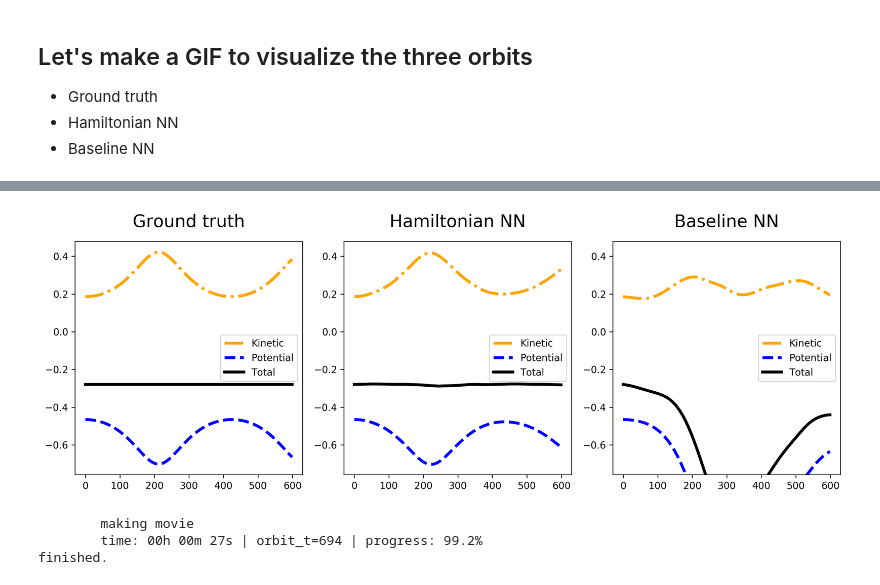
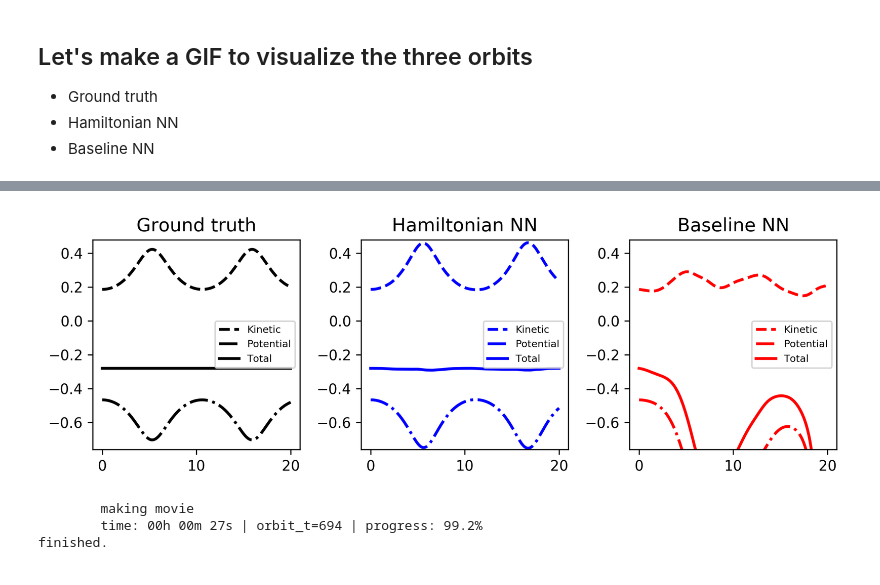
Before and after one commit to greydanus/hamiltonian-nn, a Jupyter notebook: analyze-orbits.ipynb, the cells around one changed output, grey strips where cells are left out. Saved outputs shown, nothing was run; the diff lists cells and outputs as text; code cells hidden in the pictures.

```diff
--- a/analyze-orbits.ipynb
+++ b/analyze-orbits.ipynb
@@ -114,7 +114,7 @@ def model_update(t, state, model):
 # %%
 np.random.seed(2)
 t_points = 2000
-t_span = [0,50]
+t_span = [0,20]
 state = random_config()
 
 orbit, settings = get_orbit(state, t_points=t_points, t_span=t_span)
@@ -170,7 +178,7 @@ fig.savefig('{}/orbits-base-example.{}'.format(args.fig_dir, FORMAT))
 # %%
 np.random.seed(2)
 t_points = 2000
-t_span = [0,50]
+t_span = [0,20]
 state = random_config()
 
 orbit, settings = get_orbit(state, t_points=t_points, t_span=t_span)
@@ -321,50 +339,53 @@ plt.show() ; fig.savefig('{}/orbits-compare.{}'.format(args.fig_dir, FORMAT))
 # %%
-tail=10000; pfrac=0.05; fs=18; ms=40; lw=3; tpad=15
+tail=10000; pfrac=0.05
+fs=13; tpad=6; lw=2; ms=30
 
-k = 600
-fig = plt.figure(figsize=[11.8,4.3], dpi=DPI)
+k = 2000
+fig = plt.figure(figsize=[8,2.8], dpi=DPI)
 
-t = max(0, k-tail)
+tstart = max(0, k-tail)
 
-real_pe = potential_energy(orbit[...,t:k])
-real_ke = kinetic_energy(orbit[...,t:k])
-real_etot = total_energy(orbit[...,t:k])
+real_pe = potential_energy(orbit[...,tstart:k])
+real_ke = kinetic_energy(orbit[...,tstart:k])
+real_etot = total_energy(orbit[...,tstart:k])
 ymin = np.min([real_pe.min(), real_ke.min(), real_etot.min()])
 ymax = np.max([real_pe.max(), real_ke.max(), real_etot.max()])
 pad = (ymax-ymin)*pfrac
 ymin -= pad
 ymax += pad
 
+t = settings['t_eval'][tstart:k]
+
 plt.subplot(1,3,1)
 plt.title('Ground truth', fontsize=fs, pad=tpad)
-plt.plot(real_ke, '-.', c='orange', linewidth=lw, label='Kinetic')
-plt.plot(real_pe, '--', c='b', linewidth=lw, label='Potential')
-plt.plot(real_etot, '-', c='k', linewidth=lw, label='Total')
-# plt.xlabel('Time') ; plt.ylabel("Energy")
+plt.plot(t, real_ke,'k--', linewidth=lw, label='Kinetic')
+plt.plot(t, real_pe,'k-.', linewidth=lw, label='Potential')
+plt.plot(t, real_etot,'k-', linewidth=lw, label='Total')
+# plt.xlabel('Time', fontsize=12) #; plt.ylabel("Energy")
 plt.ylim(ymin, ymax)
-plt.legend()
+plt.legend(fontsize=7, loc='center right')
 
 plt.subplot(1,3,2)
 plt.title('Hamiltonian NN', fontsize=fs, pad=tpad)
-plt.plot(kinetic_energy(hnn_orbit[...,t:k]), '-.', c='orange', linewidth=lw, label='Kinetic')
-plt.plot(potential_energy(hnn_orbit[...,t:k]), '--', c='b', linewidth=lw, label='Potential')
-plt.plot(total_energy(hnn_orbit[...,t:k]), '-', c='k', linewidth=lw, label='Total')
+plt.plot(t, kinetic_energy(hnn_orbit[...,tstart:k]),'b--', linewidth=lw, label='Kinetic')
+plt.plot(t, potential_energy(hnn_orbit[...,tstart:k]), 'b-.', linewidth=lw, label='Potential')
+plt.plot(t, total_energy(hnn_orbit[...,tstart:k]), 'b-', linewidth=lw, label='Total')
 plt.ylim(ymin, ymax)
 # plt.xlabel('Time') ; plt.ylabel("Energy")
-plt.legend()
+plt.legend(fontsize=7, loc='center right')
 
 plt.subplot(1,3,3)
 plt.title('Baseline NN', fontsize=fs, pad=tpad)
-plt.plot(kinetic_energy(base_orbit[...,t:k]), '-.', c='orange', linewidth=lw, label='Kinetic')
-plt.plot(potential_energy(base_orbit[...,t:k]), '--', c='b', linewidth=lw, label='Potential')
-plt.plot(total_energy(base_orbit[...,t:k]), '-', c='k', linewidth=lw, label='Total')
+plt.plot(t, kinetic_energy(base_orbit[...,tstart:k]), 'r--', linewidth=lw, label='Kinetic')
+plt.plot(t, potential_energy(base_orbit[...,tstart:k]), 'r-.', linewidth=lw, label='Potential')
+plt.plot(t, total_energy(base_orbit[...,tstart:k]), 'r-', linewidth=lw, label='Total')
 plt.ylim(ymin, ymax)
 # plt.xlabel('Time') ; plt.ylabel("Energy")
-plt.legend()
+plt.legend(fontsize=7, loc='center right')
 
 plt.tight_layout() ; fig.savefig('{}/energy-compare.{}'.format(args.fig_dir, FORMAT))
 # %% [output]
-[figure, old version]
+[figure, new version]
 # %%
 # get a rollout of the policy
 movie_title = "orbits-compare.gif"
```
Also changed, not shown: parts of 6 cells of this notebook, 25 other files.
